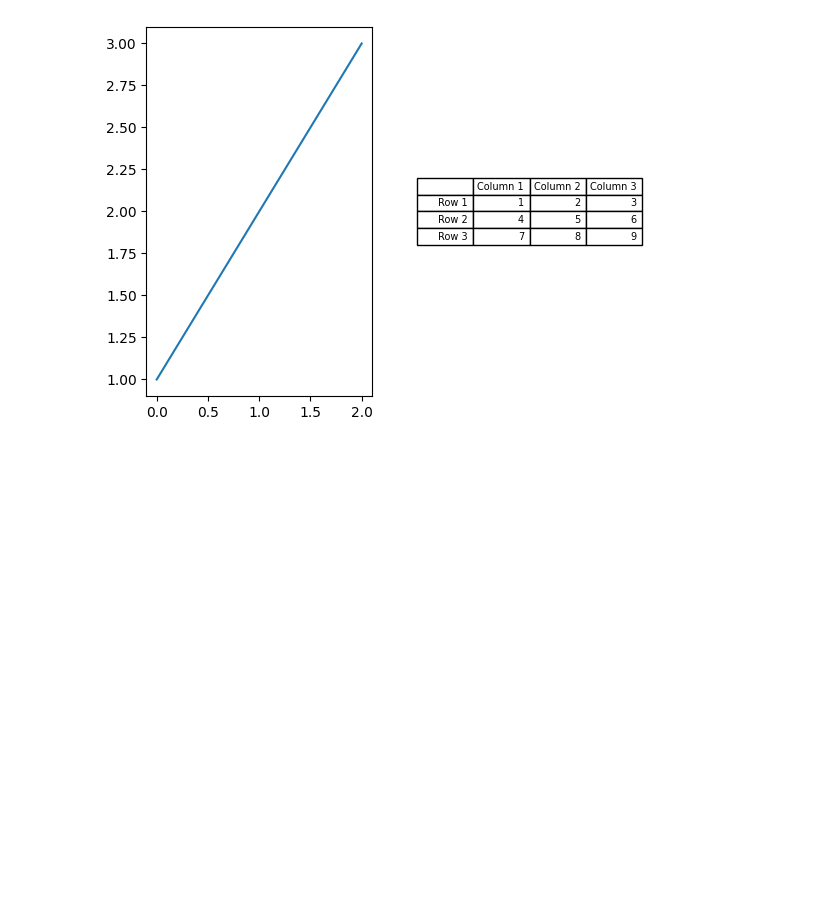
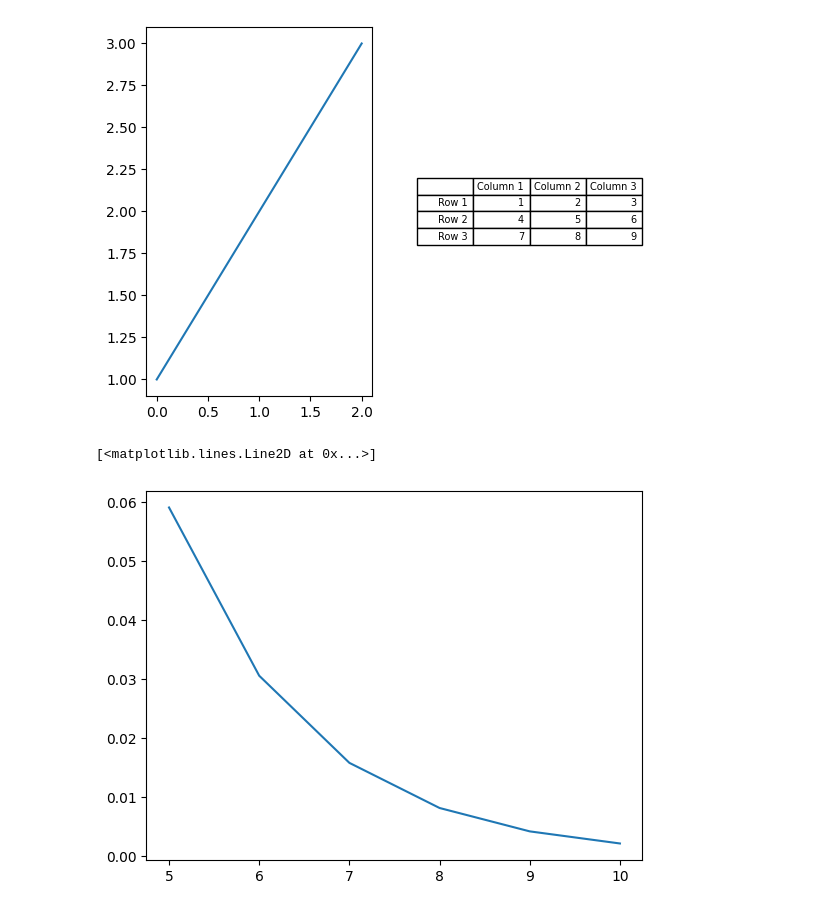
Before and after one commit to joeyeoj/Codes, a Jupyter notebook: Untitled.ipynb, the cells around one changed output. Drawn from its saved outputs; the diff is of its cells as text; code cells hidden in the pictures; blank space fills up the shorter version.

```diff
--- a/Untitled.ipynb
+++ b/Untitled.ipynb
@@ -31,0 +35,5 @@ plt.show()
+# %%
+plt.plot(np.arange(5,11),np.exp(-(np.arange(5,11)-0.7)/1.52))
+# %% [output]
+[<matplotlib.lines.Line2D at 0x...>]
+[figure, added]
```
Also changed, not shown: parts of 1 cell of this notebook.
